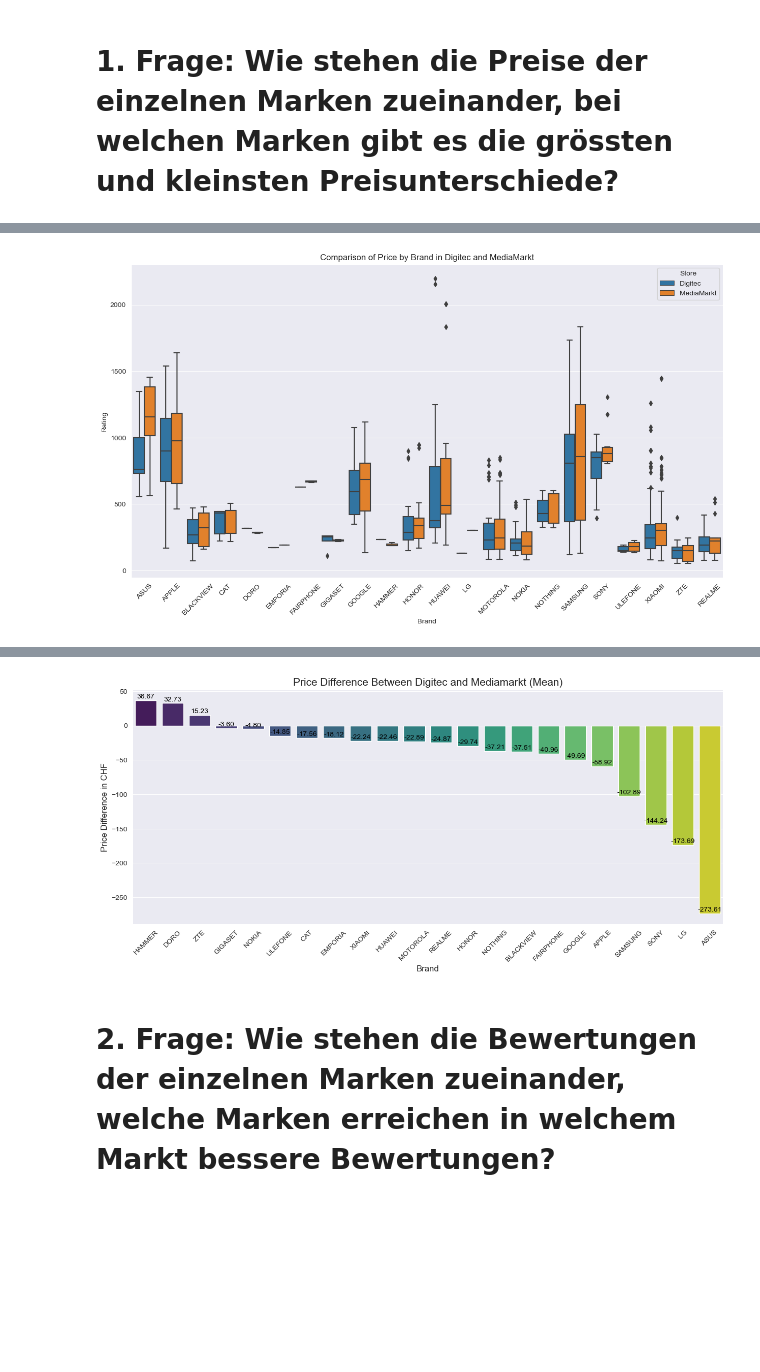
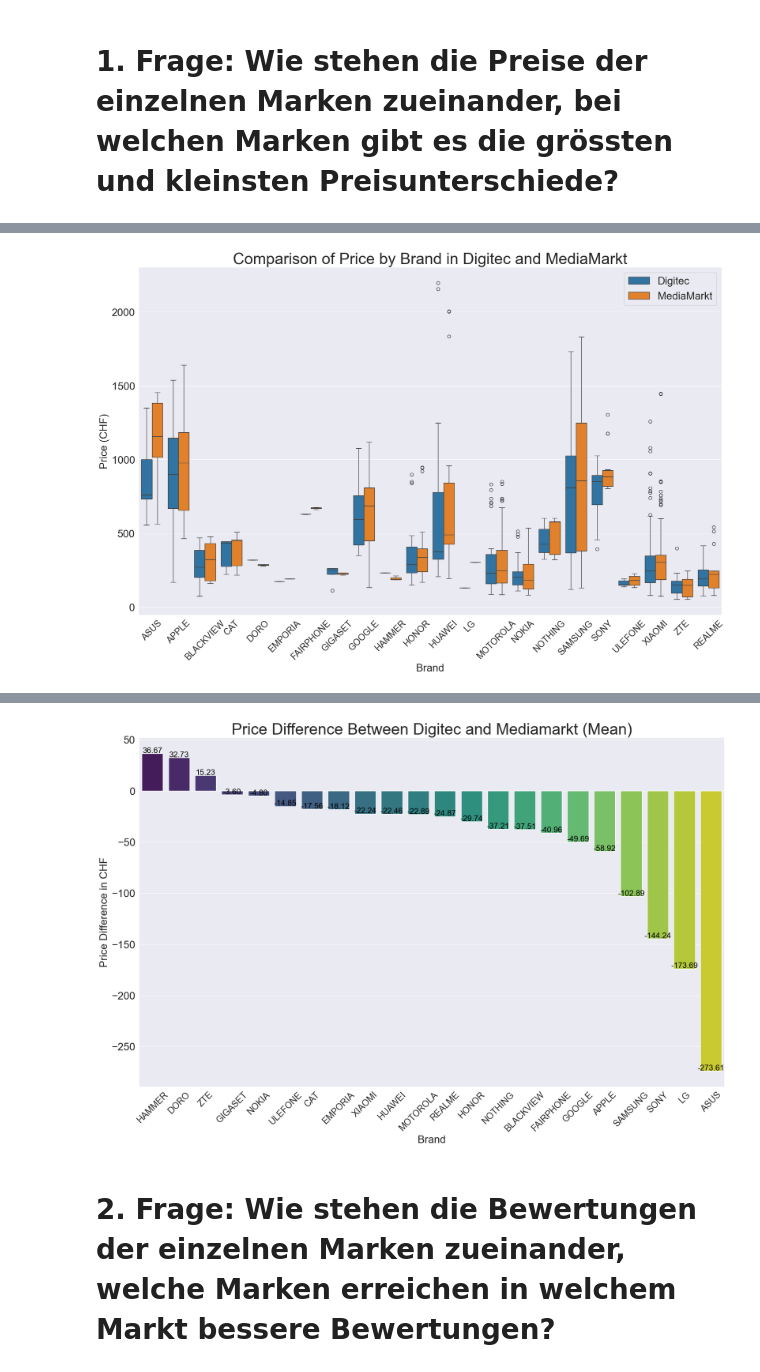
Before and after one commit to rportm/cip_project, a Jupyter notebook: data_analysis.ipynb, the cells around one changed output, grey strips where cells are left out. Saved outputs shown, nothing was run; the diff lists cells and outputs as text; code cells hidden in the pictures; blank space fills up the shorter version.

Commit message:
adjusted plots

```diff
--- a/data_analysis.ipynb
+++ b/data_analysis.ipynb
@@ -52,27 +52,29 @@ df_agg
 # %%
 # Melting the DataFrame to get a long format suitable for seaborn boxplot
 melted_prices = df.melt(id_vars=['brand'],
                                 value_vars=['price_digitec_CHF', 'price_mediamarkt_CHF'],
                                 var_name='Store',
                                 value_name='Price')
 
 # Replacing the column names for better readability in the plot
 melted_prices['Store'] = melted_prices['Store'].replace({'price_digitec_CHF': 'Digitec', 'price_mediamarkt_CHF': 'MediaMarkt'})
 
 # Creating the grouped boxplots
-plt.figure(figsize=(15, 8))
+plt.figure(figsize=(20, 12))
 sns.boxplot(x='brand', y='Price', hue='Store', data=melted_prices)
 
 # Enhancing the plot
-plt.title('Comparison of Price by Brand in Digitec and MediaMarkt')
-plt.xticks(rotation=45)
-plt.xlabel('Brand')
-plt.ylabel('Rating')
+plt.title('Comparison of Price by Brand in Digitec and MediaMarkt', fontsize=30)
+plt.xticks(rotation=45, fontsize=17)
+plt.xlabel('Brand', fontsize=20)
+plt.ylabel('Price (CHF)', fontsize=20)
+plt.yticks(fontsize=20)
+plt.legend(fontsize=20)
 
 # Display the plot
 plt.show()
 # %% [output]
-[figure, old version]
+[figure, new version]
 # %%
 #calculate the difference between mediamarkt and digitec prices
 df_agg["price_diff_mean"] = df_agg["price_digitec_CHF"]["mean"] - df_agg["price_mediamarkt_CHF"]["mean"]
@@ -103,26 +105,27 @@ df_agg
 df_agg_sorted = df_agg.sort_values('price_diff_mean', ascending=False)
 
 #plot the price difference
-plt.figure(figsize=(15, 6))
-barplot = sns.barplot(x=df_agg_sorted.brand, y='price_diff_mean', data=df_agg, palette="viridis")
-plt.title('Price Difference Between Digitec and Mediamarkt (Mean)', fontsize=15)
-plt.xlabel('Brand', fontsize=12)
-plt.ylabel('Price Difference in CHF', fontsize=12)
-plt.xticks(rotation=45)
+plt.figure(figsize=(20, 12))
+barplot = sns.barplot(x=df_agg_sorted.brand, y='price_diff_mean', data=df_agg_sorted, palette="viridis")
+plt.title('Price Difference Between Digitec and Mediamarkt (Mean)', fontsize=30)
+plt.xlabel('Brand', fontsize=20)
+plt.ylabel('Price Difference in CHF', fontsize=20)
+plt.xticks(rotation=45, fontsize=17)
+plt.yticks(fontsize=20)
 
 # Adding value labels
 for p in barplot.patches:
     barplot.annotate(f'{p.get_height():.2f}',
                      (p.get_x() + p.get_width() / 2., p.get_height()),
                      ha='center', va='center',
-                     fontsize=10,
+                     fontsize=15,
                      color='black',
                      xytext=(0, 5),
                      textcoords='offset points')
 
 plt.show()
 # %% [output]
-[figure, old version]
+[figure, new version]
 # %% [markdown]
 # 2. Frage: Wie stehen die Bewertungen der einzelnen Marken zueinander, welche Marken erreichen in welchem Markt bessere Bewertungen?
 # %%
```
Also changed, not shown: parts of 9 cells of this notebook.
